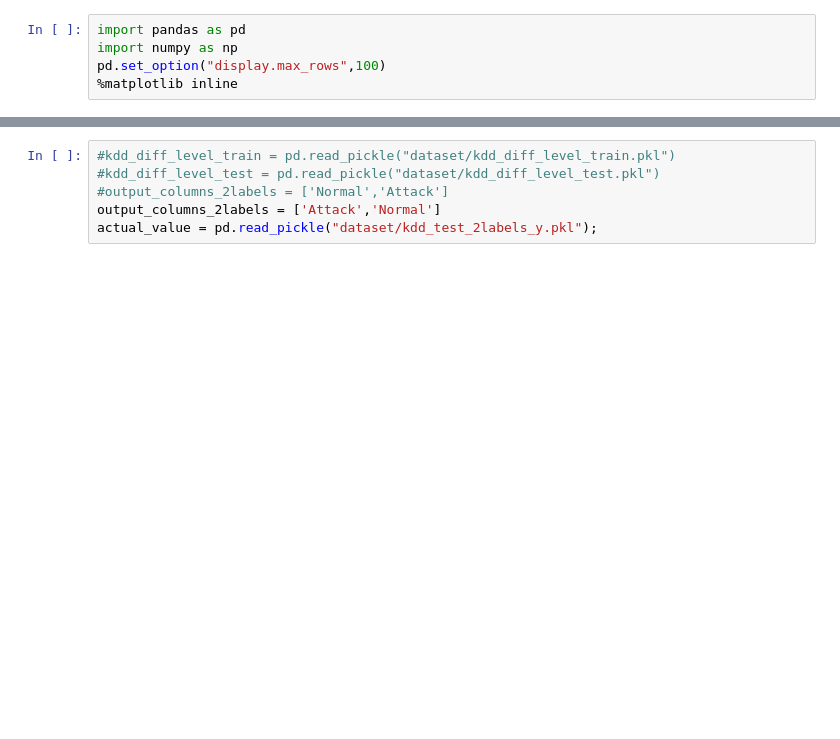
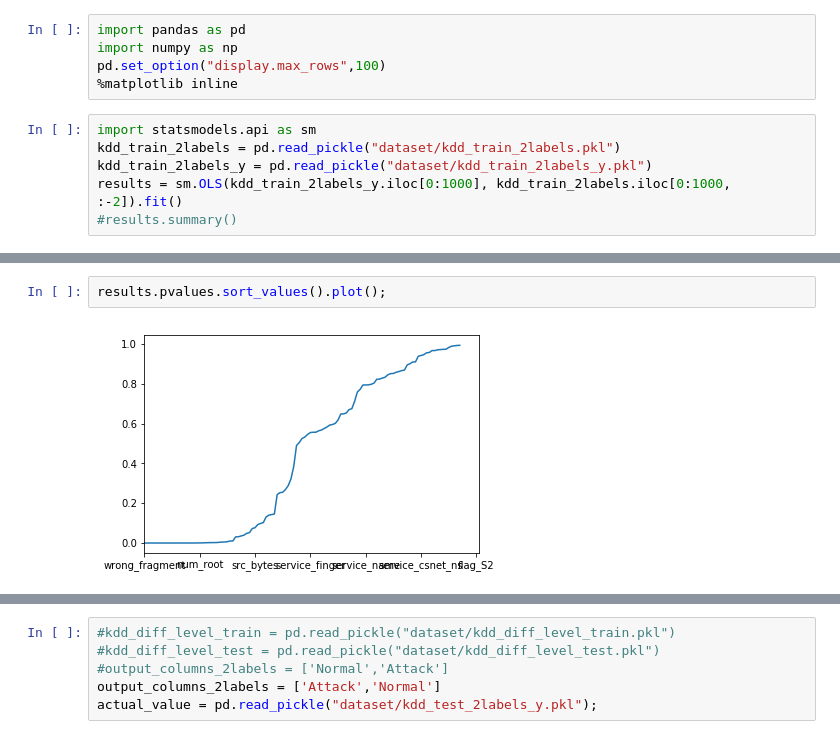
Before and after one commit to rkmalaiya/network_anomaly_detection_deep_learning, a Jupyter notebook: evaluate_scores.ipynb, the cells around one changed output, grey strips where cells are left out. Drawn from its saved outputs; the diff is of its cells as text; blank space fills up the shorter version.

```diff
--- a/evaluate_scores.ipynb
+++ b/evaluate_scores.ipynb
@@ -12,3 +28,9 @@ import pandas as pd
 import numpy as np
 pd.set_option("display.max_rows",100)
 %matplotlib inline
+# %%
+import statsmodels.api as sm
+kdd_train_2labels = pd.read_pickle("dataset/kdd_train_2labels.pkl")
+kdd_train_2labels_y = pd.read_pickle("dataset/kdd_train_2labels_y.pkl")
+results = sm.OLS(kdd_train_2labels_y.iloc[0:1000], kdd_train_2labels.iloc[0:1000, :-2]).fit()
+#results.summary()
@@ -14,0 +48,4 @@ pd.set_option("display.max_rows",100)
+# %%
+results.pvalues.sort_values().plot();
+# %% [output]
+[figure, added]
```
Also changed, not shown: parts of 24 cells of this notebook, 8 other files.
